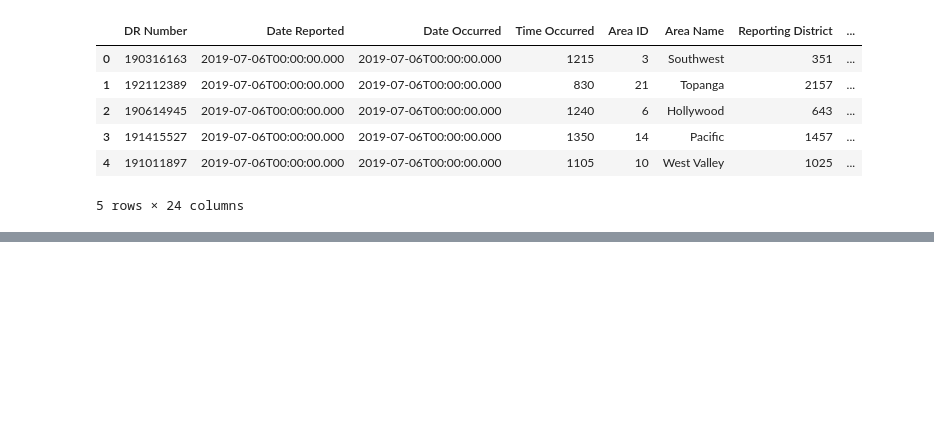
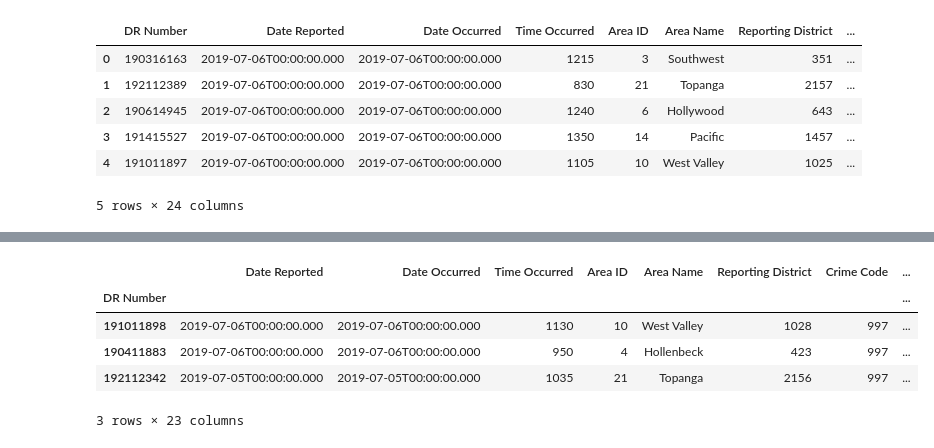
Before and after one commit to masoodaqaim/la_traffic_learning_altair, a Jupyter notebook: la_traffic.ipynb, the cells around one changed output, grey strips where cells are left out. Drawn from its saved outputs; the diff is of its cells as text; code cells hidden in the pictures; blank space fills up the shorter version.

```diff
--- a/la_traffic.ipynb
+++ b/la_traffic.ipynb
@@ -29,6 +29,8 @@ la_df.head()
 | 3 | 191415527 | 2019-07-06T00:00:00.000 | 2019-07-06T00:00:00.000 | 1350 | 14 | Pacific | 1457 | ... |
 | 4 | 191011897 | 2019-07-06T00:00:00.000 | 2019-07-06T00:00:00.000 | 1105 | 10 | West Valley | 1025 | ... |
 5 rows × 24 columns
+# %%
+la_df.set_index('DR Number', inplace=True)
 # %%
 la_df.info()
 # %% [output]
@@ -51,0 +109,13 @@ memory usage: 87.8+ MB
+# %%
+# iloc searching by interger based. Meaning 0, 1, 2,... seaching the 1st row, 2nd row, etc
+la_df.iloc[1]
+
+#get every 5th row starting from 10, until 25.
+la_df.iloc[10:25:5]
+# %% [output]
+|  | Date Reported | Date Occurred | Time Occurred | Area ID | Area Name | Reporting District | Crime Code | ... |
+| DR Number |  |  |  |  |  |  |  | ... |
+| 191011898 | 2019-07-06T00:00:00.000 | 2019-07-06T00:00:00.000 | 1130 | 10 | West Valley | 1028 | 997 | ... |
+| 190411883 | 2019-07-06T00:00:00.000 | 2019-07-06T00:00:00.000 | 950 | 4 | Hollenbeck | 423 | 997 | ... |
+| 192112342 | 2019-07-05T00:00:00.000 | 2019-07-05T00:00:00.000 | 1035 | 21 | Topanga | 2156 | 997 | ... |
+3 rows × 23 columns
```
Also changed, not shown: parts of 8 cells of this notebook.
